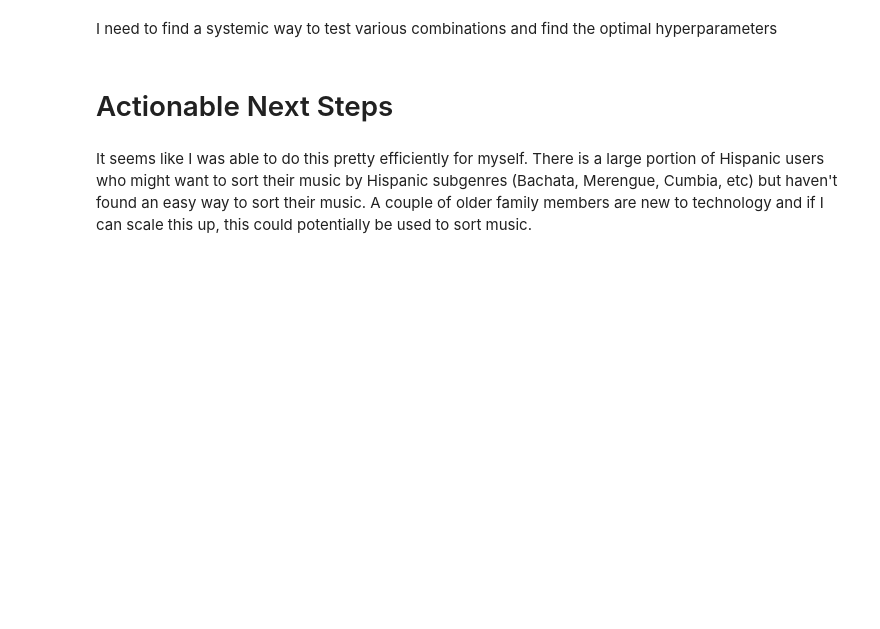
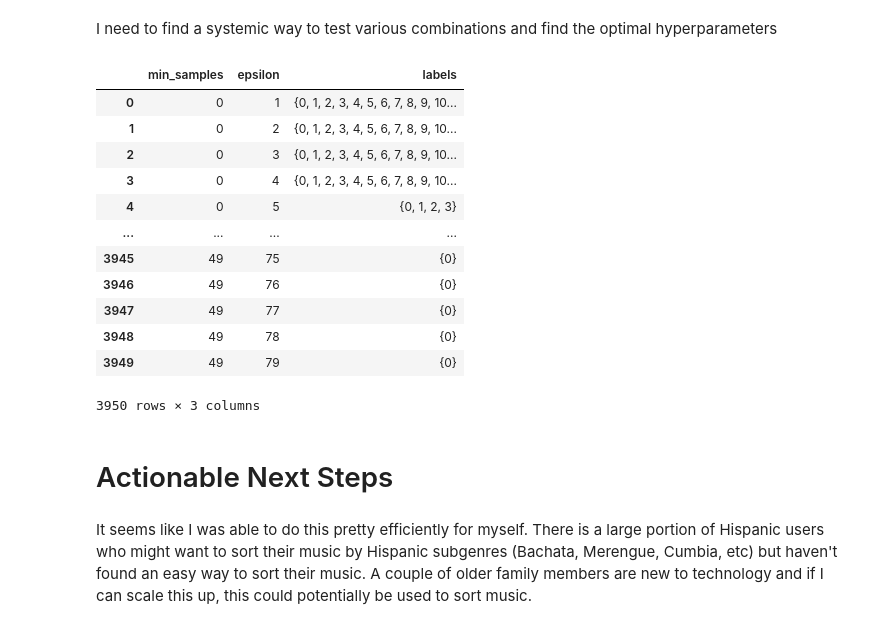
Before and after one commit to PeterGarcia95/spotipy_wrapper, a Jupyter notebook: spotipy_wrapper.ipynb, the cells around one changed output. Drawn from its saved outputs; the diff is of its cells as text; code cells hidden in the pictures; blank space fills up the shorter version.

```diff
--- a/spotipy_wrapper.ipynb
+++ b/spotipy_wrapper.ipynb
@@ -374,21 +435,24 @@ Oh man, it looks like I will have to manually assign them to categories. Let the
 After this, I'll make playlists based on some machine learning models. The bright side is that since I'm only concerned with Hispanic genres, anything with an english title will be placed into non-hispanic.
 # %%
 artists_bsm.extend(['Kalimete','Merenglass', 'Merenglass Grupo', 'Célia', 'Jeyro', 'Judy Santos',
-                    'Orquesta los Adolecente', 'Orquesta Noche Sabrosa'])
+                    'Orquesta los Adolecente', 'Orquesta Noche Sabrosa', 'Adrian Valdez'])
 artists_cam.extend(['Grupo Dinastia Mendoza', 'Nuevo Nivel Norteño', 'Grupo Firme',
                     'Banda Coloso','La Atrevida Banda Sierra Blanca','Grupo Novedoso',
                     'Super Máquina Musical de Guerrero', 'Sonora Dinamica De Colombia',
                     'La Conga', 'A.B. Quintanilla III Y Los Kumbia Kings', 'Ricardo Muñoz',
                     'Sonador', 'Control', 'El Amigable De Tijuana', 'Tornado','La Hija Del Mariachi',
                     'Ángela Aguilar', 'Los Kiero', 'Banda El RetoÑo', 'Grupo Kual? Dinastia Pedraza',
-                    'A Mover La Colita Cumbias', "Los Karkik's" ])
+                    'A Mover La Colita Cumbias', "Los Karkik's", 'Grupo K-L', 'Cumbias Epcm', 'ATM',
+                    'Yolanda Pérez', 'Don Cheto'])
 artists_lat_reg.extend(['Jenn', 'Tatiana Hazel', 'Danny Daniel','La Montra' ,'Dj Worldwide',
-                        'John Jairo & Dj Ewduarmix'])
+                        'John Jairo & Dj Ewduarmix', 'Beéle', 'Ovy On The Drums'])
 artists_not_his.extend(['Hvrbie', 'Franklyn Watts', 'Rhiannon Roze', 'Homestead',
                         'Chris Jobe', 'Tim Gent', 'Finatticz', 'YUNGHELLBOY', "Jo'el Monroe",
                         'La Doña','TITUS', 'Jay Pharoah', 'Myles William', 'RØYLS', 'Ashley Clark',
-                        'D Nilsz', 'K.P. & Envyi', ])
-# artists_rock.extend([]) No rock music found in empty genre
+                        'D Nilsz', 'K.P. & Envyi', 'Kwabii', 'Bright-D', 'Livforit', 'Tyleven',
+                        '$HYBXI', 'Enzoh Music', 'Ruhde', 'LODE', 'Saint Bandz', 'Sadio Music',
+                        'Unown'])
+artists_rock.extend(['Julian Velard', 'Bermudas'])
 # %%
 for index in empty_index:
     counter_a = len(set(data.loc[index, 'artists']) & set(artists_bsm))
@@ -584,4 +732,4 @@ silhouette_score(X_sc, dbscan.labels_)
 # %%
-dbscan = DBSCAN(eps= 6.7, min_samples= 1)
+dbscan = DBSCAN(eps= 4, min_samples= 2)
 dbscan.fit(X_sc);
 set(dbscan.labels_)
@@ -602,5 +762,39 @@ silhouette_score(X_sc, dbscan.labels_)
 # %% [markdown]
 I need to find a systemic way to test various combinations and find the optimal hyperparameters
+# %%
+min_samples = []
+eps = []
+labels = []
+for samp in range(0,50):
+    for ep in range(1,80):
+        dbscan = DBSCAN(eps=ep, min_samples= samp)
+        dbscan.fit(X_sc)
+        min_samples.append(samp)
+        eps.append(ep)
+        if set(dbscan.labels_):
+            labels.append(set(dbscan.labels_))
+        else:
+            labels.append("NO LABELS")
+
+df_dbscan = pd.DataFrame({'min_samples': min_samples,
+                          'epsilon': eps,
+                          'labels': labels})
+# %%
+df_dbscan
+# %% [output]
+|  | min_samples | epsilon | labels |
+| 0 | 0 | 1 | {0, 1, 2, 3, 4, 5, 6, 7, 8, 9, 10... |
+| 1 | 0 | 2 | {0, 1, 2, 3, 4, 5, 6, 7, 8, 9, 10... |
+| 2 | 0 | 3 | {0, 1, 2, 3, 4, 5, 6, 7, 8, 9, 10... |
+| 3 | 0 | 4 | {0, 1, 2, 3, 4, 5, 6, 7, 8, 9, 10... |
+| 4 | 0 | 5 | {0, 1, 2, 3} |
+| ... | ... | ... | ... |
+| 3945 | 49 | 75 | {0} |
+| 3946 | 49 | 76 | {0} |
+| 3947 | 49 | 77 | {0} |
+| 3948 | 49 | 78 | {0} |
+| 3949 | 49 | 79 | {0} |
+3950 rows × 3 columns
 # %% [markdown]
 # Actionable Next Steps
 # %% [markdown]
```
Also changed, not shown: parts of 41 cells of this notebook.
